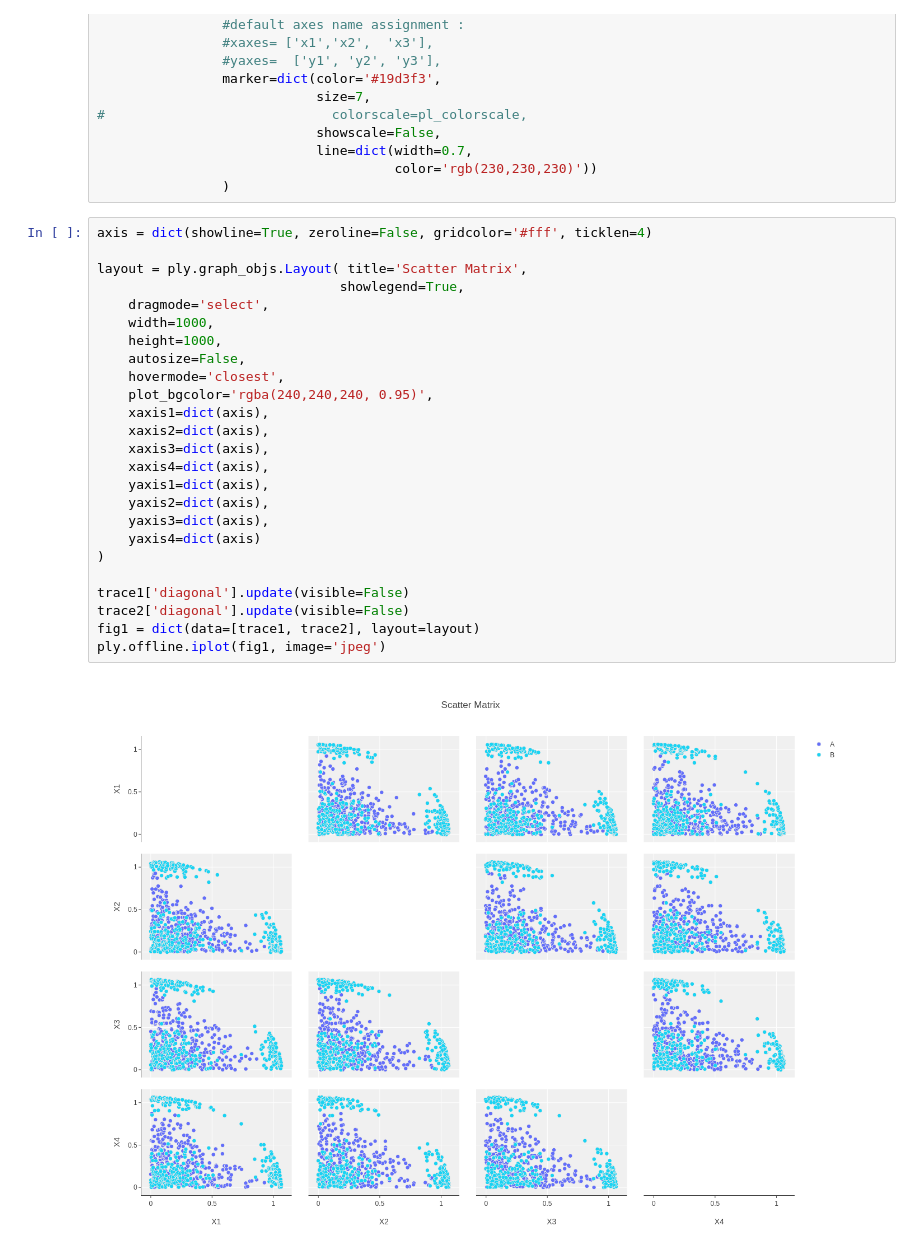
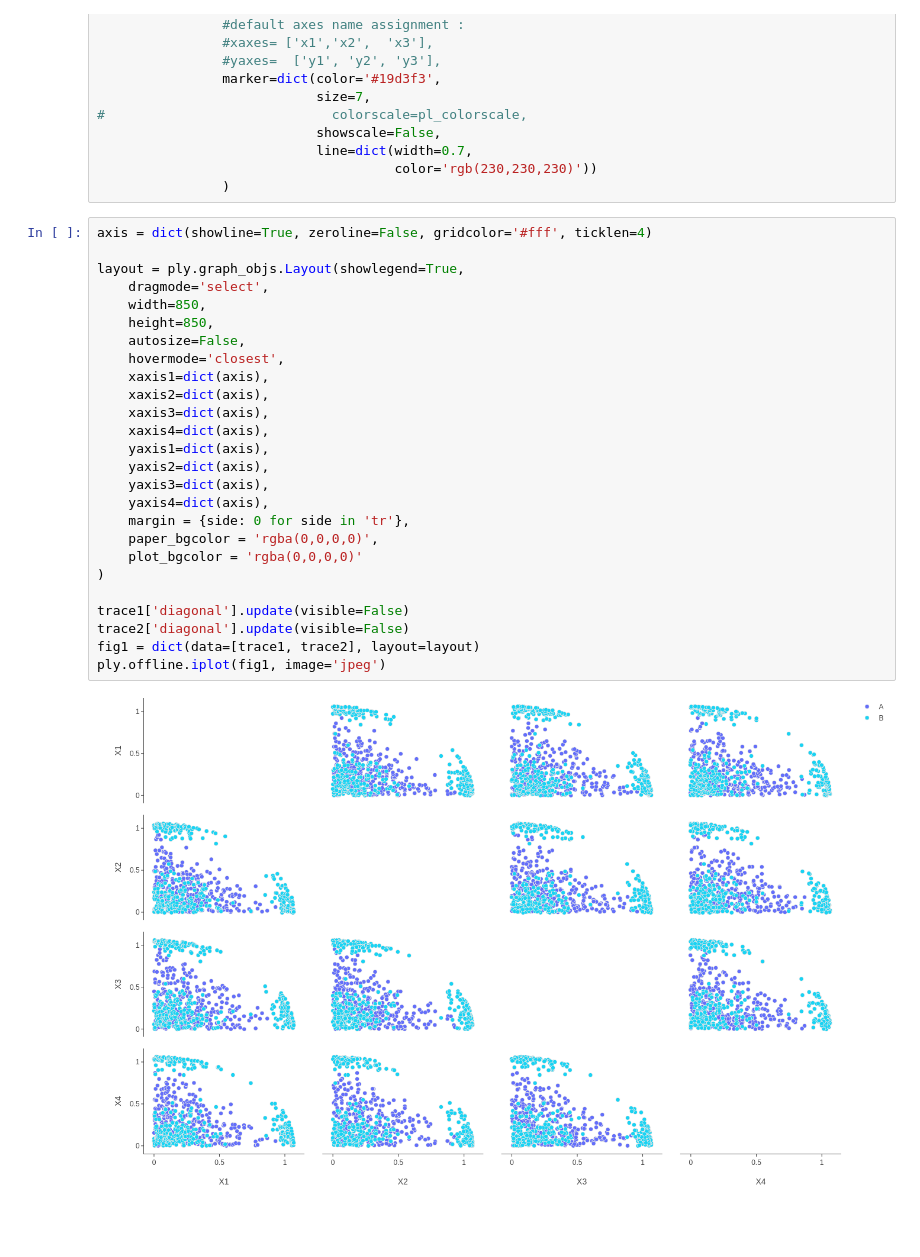
Before and after one commit to nicolagennaro/Data_Viz, a Jupyter notebook: Anonimous_Dataset.ipynb, the cells around one changed output. Cells and saved outputs as stored; diff of their text form; blank space fills up the shorter version.

```diff
--- a/Anonimous_Dataset.ipynb
+++ b/Anonimous_Dataset.ipynb
@@ -78,27 +78,28 @@ trace2 = ply.graph_objs.Splom(dimensions=[dict(label='X1', values=data_B['X1']),
 # %%
 axis = dict(showline=True, zeroline=False, gridcolor='#fff', ticklen=4)
 
-layout = ply.graph_objs.Layout( title='Scatter Matrix',
-                               showlegend=True,
+layout = ply.graph_objs.Layout(showlegend=True,
     dragmode='select',
-    width=1000,
-    height=1000,
+    width=850,
+    height=850,
     autosize=False,
     hovermode='closest',
-    plot_bgcolor='rgba(240,240,240, 0.95)',
     xaxis1=dict(axis),
     xaxis2=dict(axis),
     xaxis3=dict(axis),
     xaxis4=dict(axis),
     yaxis1=dict(axis),
     yaxis2=dict(axis),
     yaxis3=dict(axis),
-    yaxis4=dict(axis)
+    yaxis4=dict(axis),
+    margin = {side: 0 for side in 'tr'},
+    paper_bgcolor = 'rgba(0,0,0,0)',
+    plot_bgcolor = 'rgba(0,0,0,0)'
 )
 
 trace1['diagonal'].update(visible=False)
 trace2['diagonal'].update(visible=False)
 fig1 = dict(data=[trace1, trace2], layout=layout)
 ply.offline.iplot(fig1, image='jpeg')
 # %% [output]
-[figure, old version]
+[figure, new version]
```
Also changed, not shown: 11 other files.
